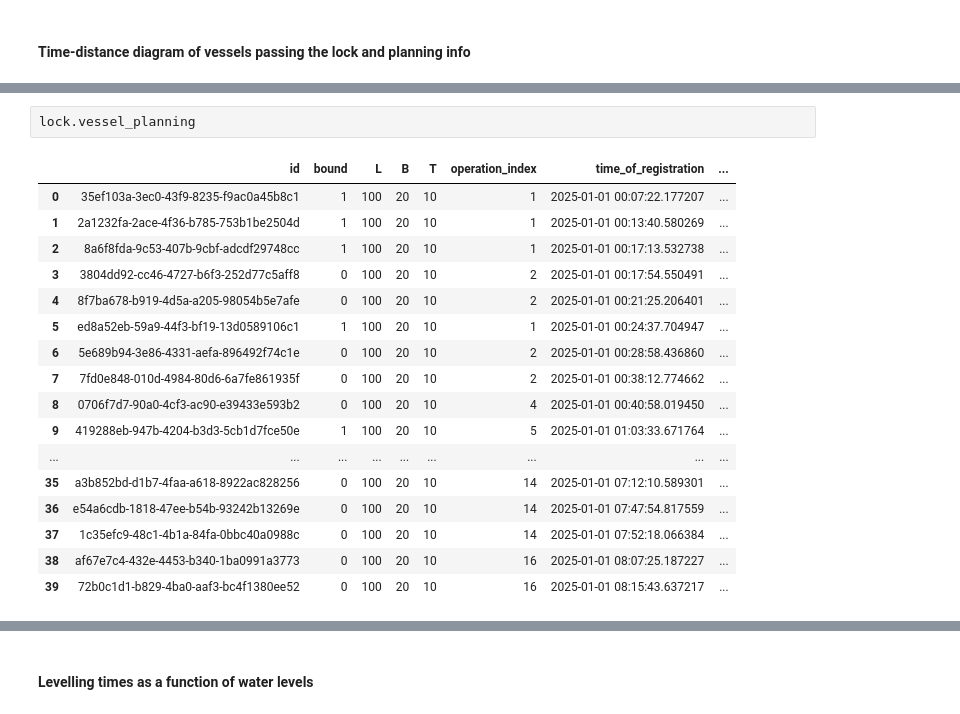
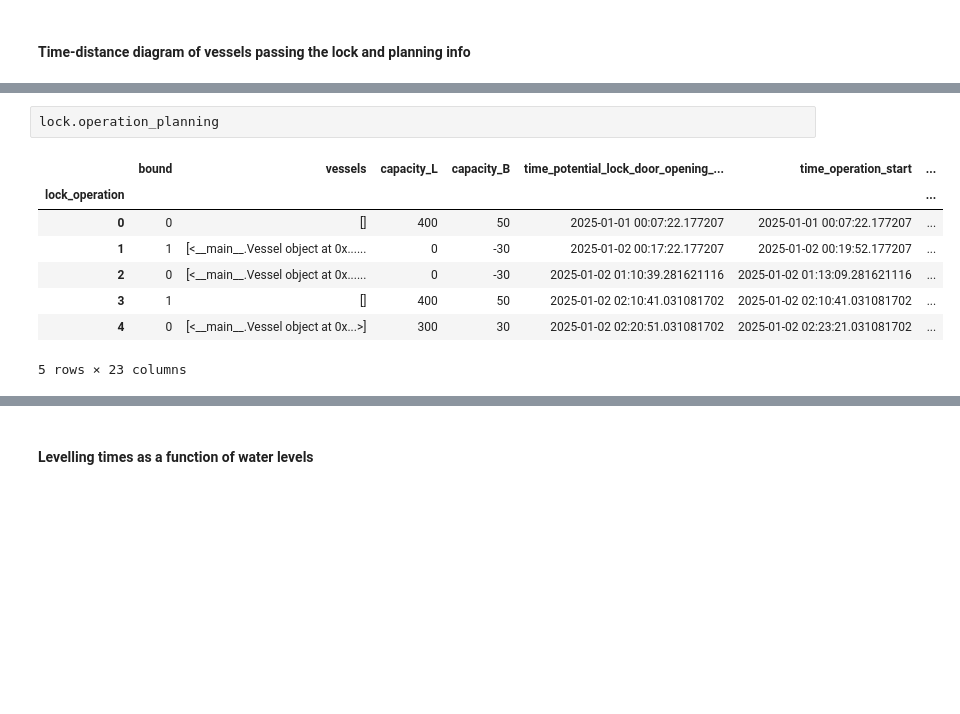
Before and after one commit to TUDelft-CITG/OpenTNSim, a Jupyter notebook: notebooks/0204 - Lock with hydrodynamics.ipynb, the cells around one changed output, grey strips where cells are left out. Drawn from its saved outputs; the diff is of its cells as text; blank space fills up the shorter version.

Commit message:
Fixed the planning
Vessels now also planned to empty intermediate lock operations.
The hydrodynamics example need a fix still.

```diff
--- a/notebooks/0204 - Lock with hydrodynamics.ipynb
+++ b/notebooks/0204 - Lock with hydrodynamics.ipynb
@@ -407,23 +393,14 @@ fig.update_layout(height=cm_to_pixels(20))
 # %%
-lock.vessel_planning
+lock.operation_planning
 # %% [output]
-|  | id | bound | L | B | T | operation_index | time_of_registration | ... |
-| 0 | 35ef103a-3ec0-43f9-8235-f9ac0a45b8c1 | 1 | 100 | 20 | 10 | 1 | 2025-01-01 00:07:22.177207 | ... |
-| 1 | 2a1232fa-2ace-4f36-b785-753b1be2504d | 1 | 100 | 20 | 10 | 1 | 2025-01-01 00:13:40.580269 | ... |
-| 2 | 8a6f8fda-9c53-407b-9cbf-adcdf29748cc | 1 | 100 | 20 | 10 | 1 | 2025-01-01 00:17:13.532738 | ... |
-| 3 | 3804dd92-cc46-4727-b6f3-252d77c5aff8 | 0 | 100 | 20 | 10 | 2 | 2025-01-01 00:17:54.550491 | ... |
-| 4 | 8f7ba678-b919-4d5a-a205-98054b5e7afe | 0 | 100 | 20 | 10 | 2 | 2025-01-01 00:21:25.206401 | ... |
-| 5 | ed8a52eb-59a9-44f3-bf19-13d0589106c1 | 1 | 100 | 20 | 10 | 1 | 2025-01-01 00:24:37.704947 | ... |
-| 6 | 5e689b94-3e86-4331-aefa-896492f74c1e | 0 | 100 | 20 | 10 | 2 | 2025-01-01 00:28:58.436860 | ... |
-| 7 | 7fd0e848-010d-4984-80d6-6a7fe861935f | 0 | 100 | 20 | 10 | 2 | 2025-01-01 00:38:12.774662 | ... |
-| 8 | 0706f7d7-90a0-4cf3-ac90-e39433e593b2 | 0 | 100 | 20 | 10 | 4 | 2025-01-01 00:40:58.019450 | ... |
-| 9 | 419288eb-947b-4204-b3d3-5cb1d7fce50e | 1 | 100 | 20 | 10 | 5 | 2025-01-01 01:03:33.671764 | ... |
-| ... | ... | ... | ... | ... | ... | ... | ... | ... |
-| 35 | a3b852bd-d1b7-4faa-a618-8922ac828256 | 0 | 100 | 20 | 10 | 14 | 2025-01-01 07:12:10.589301 | ... |
-| 36 | e54a6cdb-1818-47ee-b54b-93242b13269e | 0 | 100 | 20 | 10 | 14 | 2025-01-01 07:47:54.817559 | ... |
-| 37 | 1c35efc9-48c1-4b1a-84fa-0bbc40a0988c | 0 | 100 | 20 | 10 | 14 | 2025-01-01 07:52:18.066384 | ... |
-| 38 | af67e7c4-432e-4453-b340-1ba0991a3773 | 0 | 100 | 20 | 10 | 16 | 2025-01-01 08:07:25.187227 | ... |
-| 39 | 72b0c1d1-b829-4ba0-aaf3-bc4f1380ee52 | 0 | 100 | 20 | 10 | 16 | 2025-01-01 08:15:43.637217 | ... |
+|  | bound | vessels | capacity_L | capacity_B | time_potential_lock_door_opening_... | time_operation_start | ... |
+| lock_operation |  |  |  |  |  |  | ... |
+| 0 | 0 | [] | 400 | 50 | 2025-01-01 00:07:22.177207 | 2025-01-01 00:07:22.177207 | ... |
+| 1 | 1 | [<__main__.Vessel object at 0x...... | 0 | -30 | 2025-01-02 00:17:22.177207 | 2025-01-02 00:19:52.177207 | ... |
+| 2 | 0 | [<__main__.Vessel object at 0x...... | 0 | -30 | 2025-01-02 01:10:39.281621116 | 2025-01-02 01:13:09.281621116 | ... |
+| 3 | 1 | [] | 400 | 50 | 2025-01-02 02:10:41.031081702 | 2025-01-02 02:10:41.031081702 | ... |
+| 4 | 0 | [<__main__.Vessel object at 0x...>] | 300 | 30 | 2025-01-02 02:20:51.031081702 | 2025-01-02 02:23:21.031081702 | ... |
+5 rows × 23 columns
 # %%
 lock.operation_planning
 # %% [output]
```
Also changed, not shown: parts of 9 cells of this notebook, 2 other files.
